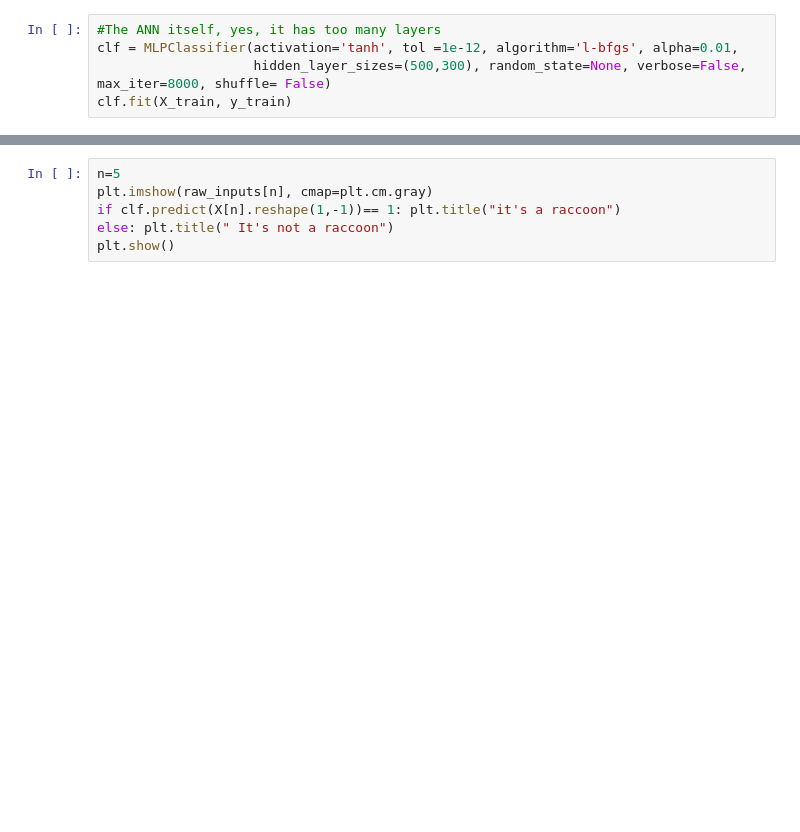
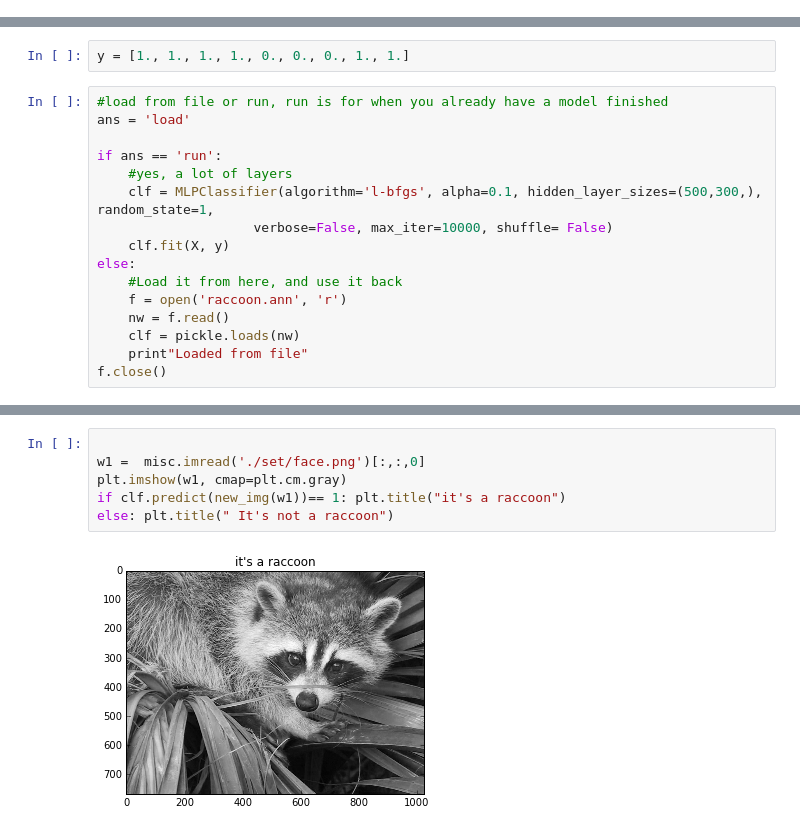
Before and after one commit to ithallojunior/image_rec_NN, a Jupyter notebook: img_ann.ipynb, the cells around one changed output, grey strips where cells are left out. Cells and saved outputs as stored; diff of their text form; blank space fills up the shorter version.

Commit message:
Model finished

```diff
--- a/img_ann.ipynb
+++ b/img_ann.ipynb
@@ -117,5 +67,0 @@ print X_test.shape, y_test.shape
-# %%
-#The ANN itself, yes, it has too many layers
-clf = MLPClassifier(activation='tanh', tol =1e-12, algorithm='l-bfgs', alpha=0.01,
-                    hidden_layer_sizes=(500,300), random_state=None, verbose=False, max_iter=8000, shuffle= False)
-clf.fit(X_train, y_train)
@@ -129,0 +68,18 @@ Total iterations 70
+# %%
+y = [1., 1., 1., 1., 0., 0., 0., 1., 1.]
+# %%
+#load from file or run, run is for when you already have a model finished
+ans = 'load'
+
+if ans == 'run':
+    #yes, a lot of layers
+    clf = MLPClassifier(algorithm='l-bfgs', alpha=0.1, hidden_layer_sizes=(500,300,), random_state=1,
+                    verbose=False, max_iter=10000, shuffle= False)
+    clf.fit(X, y)
+else:
+    #Load it from here, and use it back
+    f = open('raccoon.ann', 'r')
+    nw = f.read()
+    clf = pickle.loads(nw)
+    print"Loaded from file"
+f.close()
@@ -130,7 +107,9 @@ Total iterations 70
 # %%
-n=5
-plt.imshow(raw_inputs[n], cmap=plt.cm.gray)
-if clf.predict(X[n].reshape(1,-1))== 1: plt.title("it's a raccoon")
+
+w1 =  misc.imread('./set/face.png')[:,:,0]
+plt.imshow(w1, cmap=plt.cm.gray)
+if clf.predict(new_img(w1))== 1: plt.title("it's a raccoon")
 else: plt.title(" It's not a raccoon")
-plt.show()
+# %% [output]
+[figure, added]
 # %%
```
Also changed, not shown: parts of 15 cells of this notebook, 4 other files.
